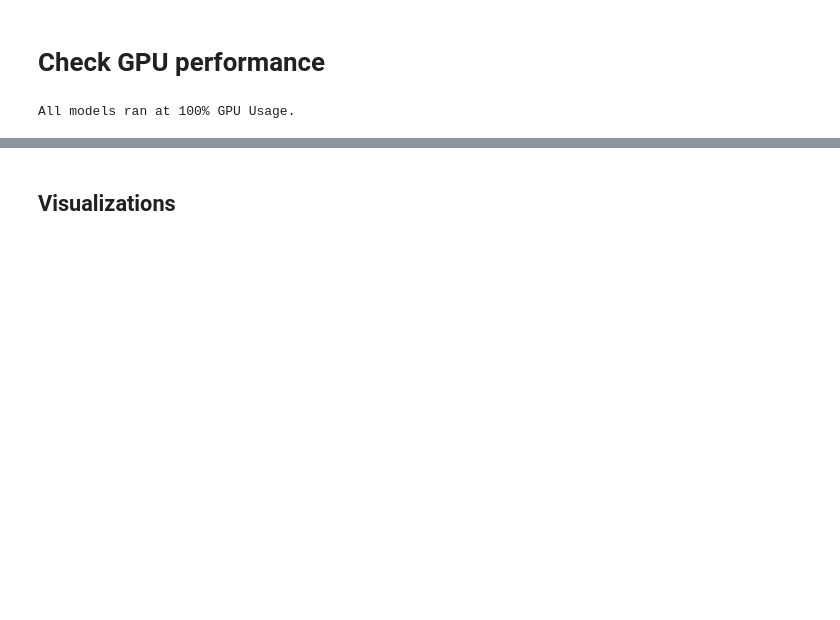
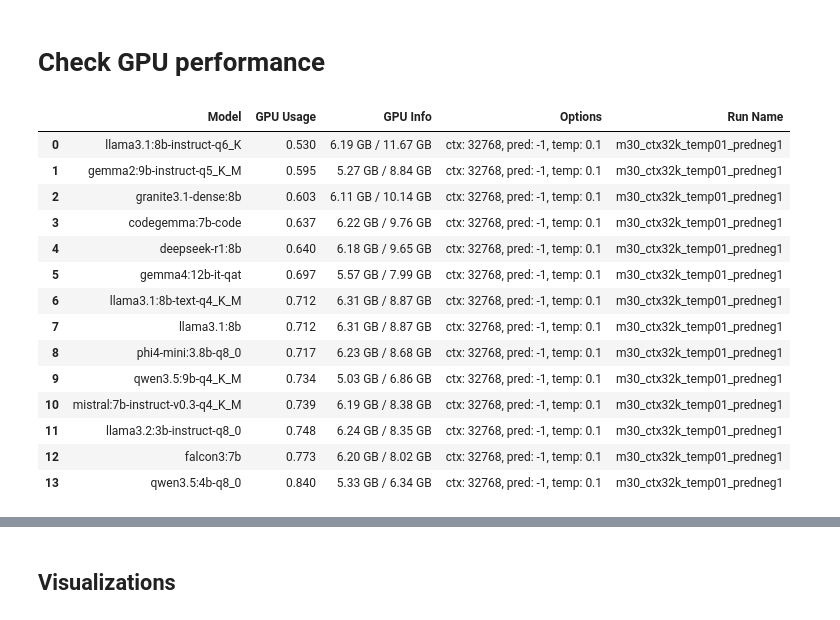
Before and after one commit to kirillstrelkov/job-hunt, a Jupyter notebook: tools/py/tailor_cv_eval/tools/eval_performance/result_analysis.ipynb, the cells around one changed output, grey strips where cells are left out. Saved outputs shown, nothing was run; the diff lists cells and outputs as text; code cells hidden in the pictures; blank space fills up the shorter version.

```diff
--- a/tools/py/tailor_cv_eval/tools/eval_performance/result_analysis.ipynb
+++ b/tools/py/tailor_cv_eval/tools/eval_performance/result_analysis.ipynb
@@ -77,23 +98,35 @@ pd.DataFrame({ModelStatsDisplayCols.OPTIONS: df_all[ModelStatsDisplayCols.OPTION
 # %%
 df_all = df_all.round(3)
 non_100_gpu = (
     df_all[df_all[ModelStatsDisplayCols.GPU_USAGE] != 1.0]
     .sort_values([ModelStatsDisplayCols.GPU_USAGE])
     .reset_index(drop=True)
 )
 if not non_100_gpu.empty:
     display(
         non_100_gpu[
             [
                 ModelStatsDisplayCols.MODEL,
                 ModelStatsDisplayCols.GPU_USAGE,
                 ModelStatsDisplayCols.GPU_INFO,
                 ModelStatsDisplayCols.OPTIONS,
                 "Run Name",
             ]
         ]
     )
-else:
-    pass
 # %% [output]
-All models ran at 100% GPU Usage.
+|  | Model | GPU Usage | GPU Info | Options | Run Name |
+| 0 | llama3.1:8b-instruct-q6_K | 0.530 | 6.19 GB / 11.67 GB | ctx: 32768, pred: -1, temp: 0.1 | m30_ctx32k_temp01_predneg1 |
+| 1 | gemma2:9b-instruct-q5_K_M | 0.595 | 5.27 GB / 8.84 GB | ctx: 32768, pred: -1, temp: 0.1 | m30_ctx32k_temp01_predneg1 |
+| 2 | granite3.1-dense:8b | 0.603 | 6.11 GB / 10.14 GB | ctx: 32768, pred: -1, temp: 0.1 | m30_ctx32k_temp01_predneg1 |
+| 3 | codegemma:7b-code | 0.637 | 6.22 GB / 9.76 GB | ctx: 32768, pred: -1, temp: 0.1 | m30_ctx32k_temp01_predneg1 |
+| 4 | deepseek-r1:8b | 0.640 | 6.18 GB / 9.65 GB | ctx: 32768, pred: -1, temp: 0.1 | m30_ctx32k_temp01_predneg1 |
+| 5 | gemma4:12b-it-qat | 0.697 | 5.57 GB / 7.99 GB | ctx: 32768, pred: -1, temp: 0.1 | m30_ctx32k_temp01_predneg1 |
+| 6 | llama3.1:8b-text-q4_K_M | 0.712 | 6.31 GB / 8.87 GB | ctx: 32768, pred: -1, temp: 0.1 | m30_ctx32k_temp01_predneg1 |
+| 7 | llama3.1:8b | 0.712 | 6.31 GB / 8.87 GB | ctx: 32768, pred: -1, temp: 0.1 | m30_ctx32k_temp01_predneg1 |
+| 8 | phi4-mini:3.8b-q8_0 | 0.717 | 6.23 GB / 8.68 GB | ctx: 32768, pred: -1, temp: 0.1 | m30_ctx32k_temp01_predneg1 |
+| 9 | qwen3.5:9b-q4_K_M | 0.734 | 5.03 GB / 6.86 GB | ctx: 32768, pred: -1, temp: 0.1 | m30_ctx32k_temp01_predneg1 |
+| 10 | mistral:7b-instruct-v0.3-q4_K_M | 0.739 | 6.19 GB / 8.38 GB | ctx: 32768, pred: -1, temp: 0.1 | m30_ctx32k_temp01_predneg1 |
+| 11 | llama3.2:3b-instruct-q8_0 | 0.748 | 6.24 GB / 8.35 GB | ctx: 32768, pred: -1, temp: 0.1 | m30_ctx32k_temp01_predneg1 |
+| 12 | falcon3:7b | 0.773 | 6.20 GB / 8.02 GB | ctx: 32768, pred: -1, temp: 0.1 | m30_ctx32k_temp01_predneg1 |
+| 13 | qwen3.5:4b-q8_0 | 0.840 | 5.33 GB / 6.34 GB | ctx: 32768, pred: -1, temp: 0.1 | m30_ctx32k_temp01_predneg1 |
```
Also changed, not shown: parts of 16 cells of this notebook, 5 other files.
